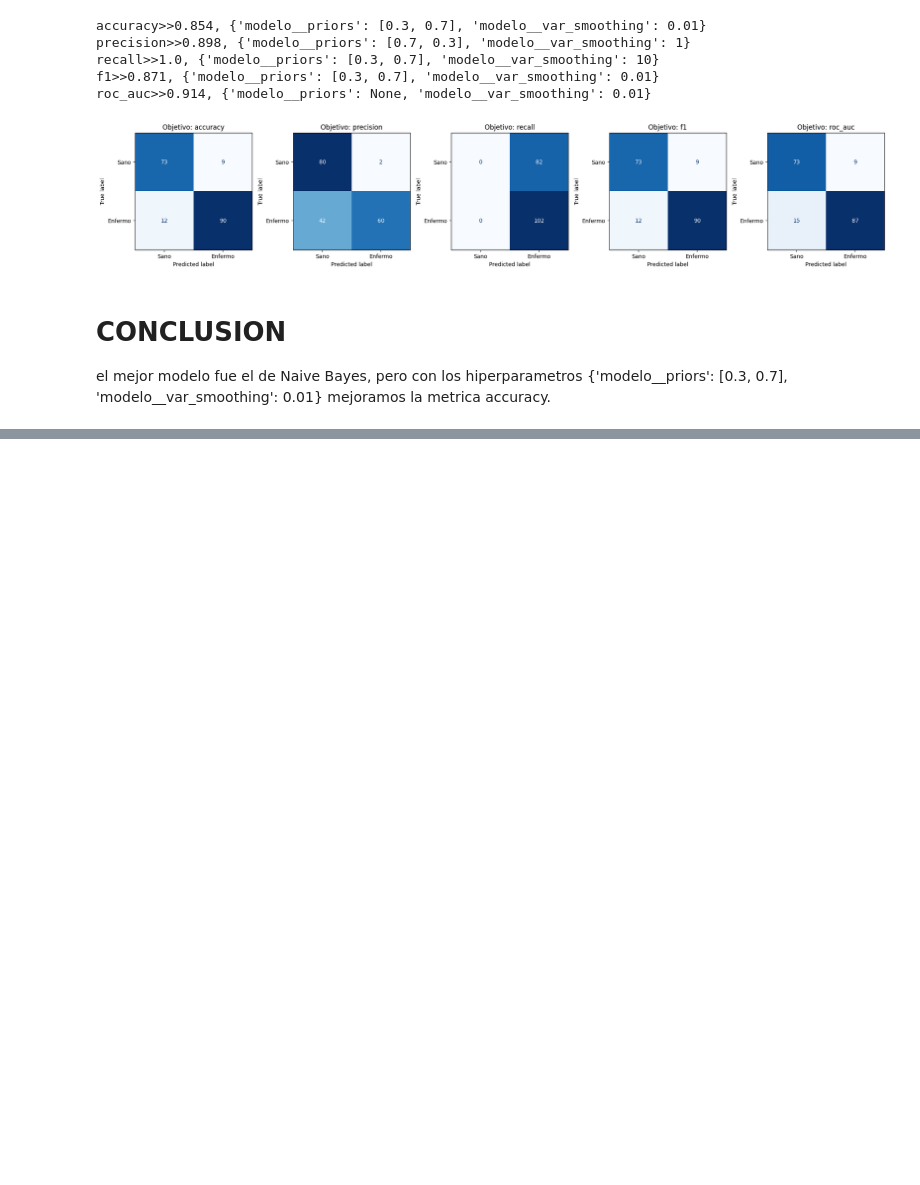
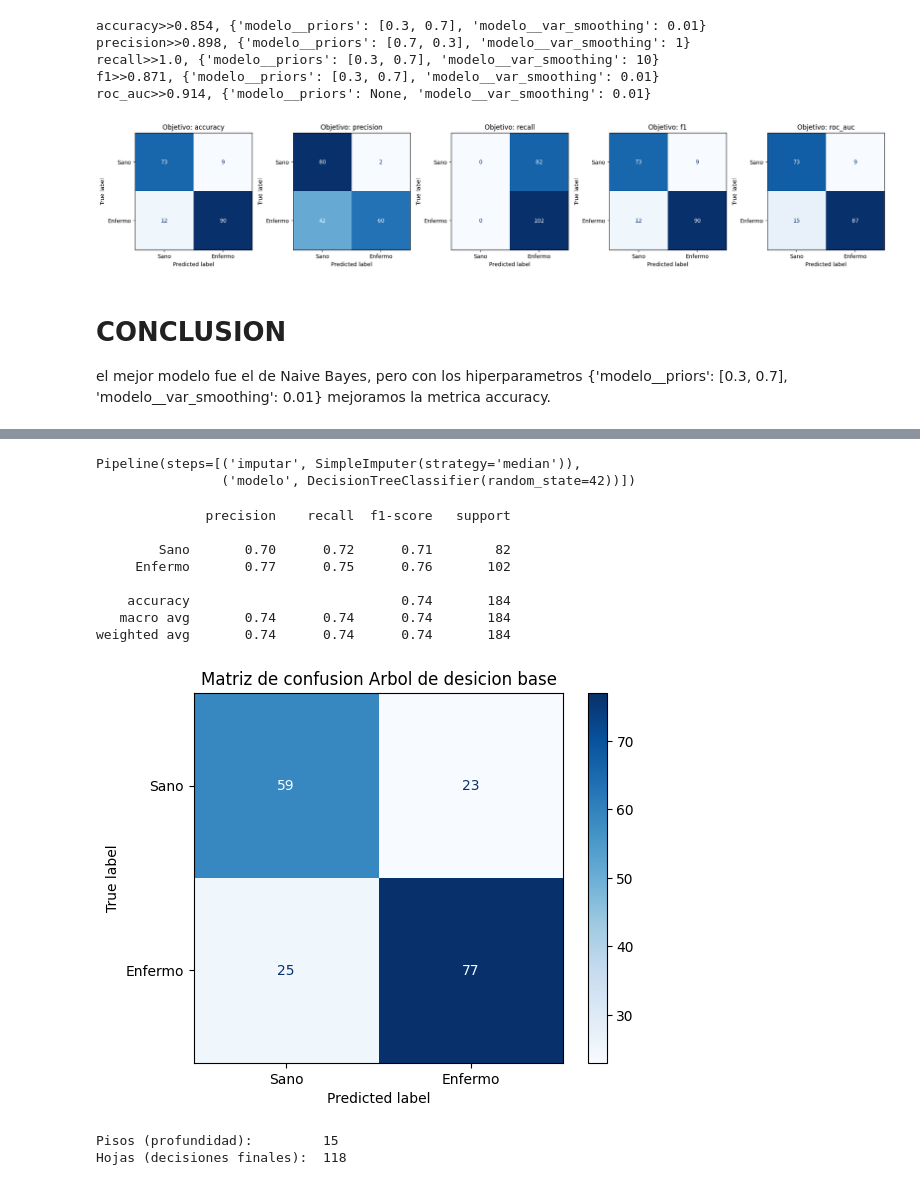
Before and after one commit to chelseame/IA_practicas, a Jupyter notebook: Parcial 2/Practica_SVM_Reglog_NB.ipynb, the cells around one changed output, grey strips where cells are left out. Saved outputs shown, nothing was run; the diff lists cells and outputs as text; code cells hidden in the pictures; blank space fills up the shorter version.

Commit message:
arbol de desicion y random forest
Se agrego las tecnicas de arbol de desicion y random forest

```diff
--- a/Parcial 2/Practica_SVM_Reglog_NB.ipynb
+++ b/Parcial 2/Practica_SVM_Reglog_NB.ipynb
@@ -571,0 +582,45 @@ el mejor modelo fue el de Naive Bayes, pero con los hiperparametros {'modelo__pr
+# %%
+from sklearn.tree import DecisionTreeClassifier, plot_tree
+
+#Creando el modelo base
+dtree_base = Pipeline([
+    ('imputar', SimpleImputer(strategy='median')),
+    ('modelo', DecisionTreeClassifier(random_state=42))
+])
+
+#adjustando modelo con valores por defecto
+dtree_base.fit(X_train, y_train)
+# %% [output]
+Pipeline(steps=[('imputar', SimpleImputer(strategy='median')),
+                ('modelo', DecisionTreeClassifier(random_state=42))])
+# %%
+#calculando las predicciones y la matriz de confusion
+y_pred = dtree_base.predict(X_test)
+
+#impirmiendo el reporte de la clasificacion
+print(classification_report(y_test, y_pred, target_names=clases))
+
+#construyendo matriz de confusion
+ConfusionMatrixDisplay.from_predictions(y_test, y_pred, display_labels=clases, cmap='Blues')
+
+#agregando titulo a la grafica
+plt.title("Matriz de confusion Arbol de desicion base")
+plt.show()
+# %% [output]
+              precision    recall  f1-score   support
+
+        Sano       0.70      0.72      0.71        82
+     Enfermo       0.77      0.75      0.76       102
+
+    accuracy                           0.74       184
+   macro avg       0.74      0.74      0.74       184
+weighted avg       0.74      0.74      0.74       184
+[figure, added]
+# %%
+arbol = dtree_base.named_steps["modelo"]
+
+print("Pisos (profundidad):        ", arbol.get_depth())
+print("Hojas (decisiones finales): ", arbol.get_n_leaves())
+# %% [output]
+Pisos (profundidad):         15
+Hojas (decisiones finales):  118
```
Also changed, not shown: parts of 12 cells of this notebook.
